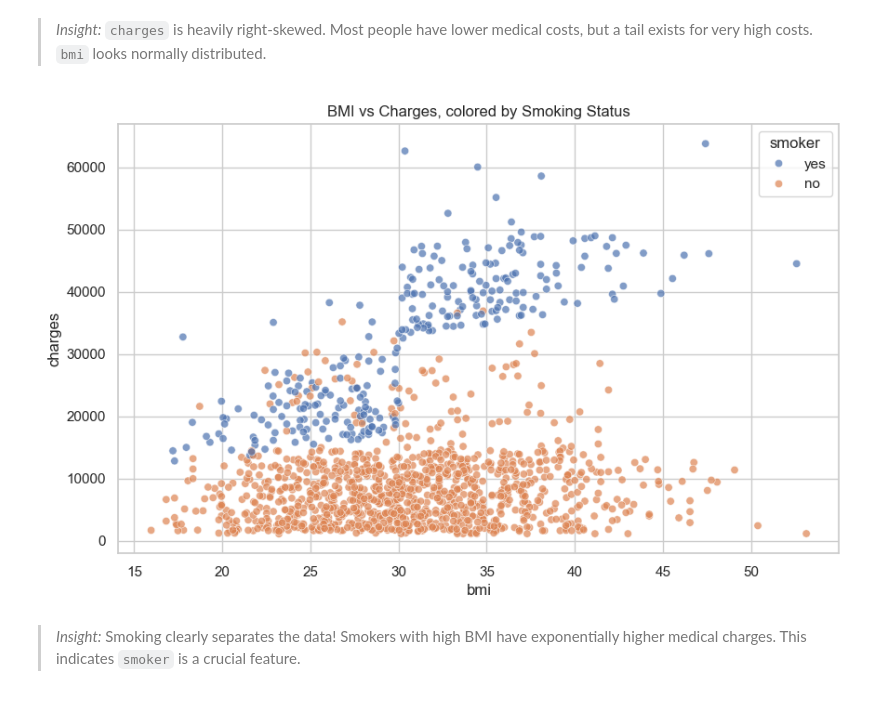
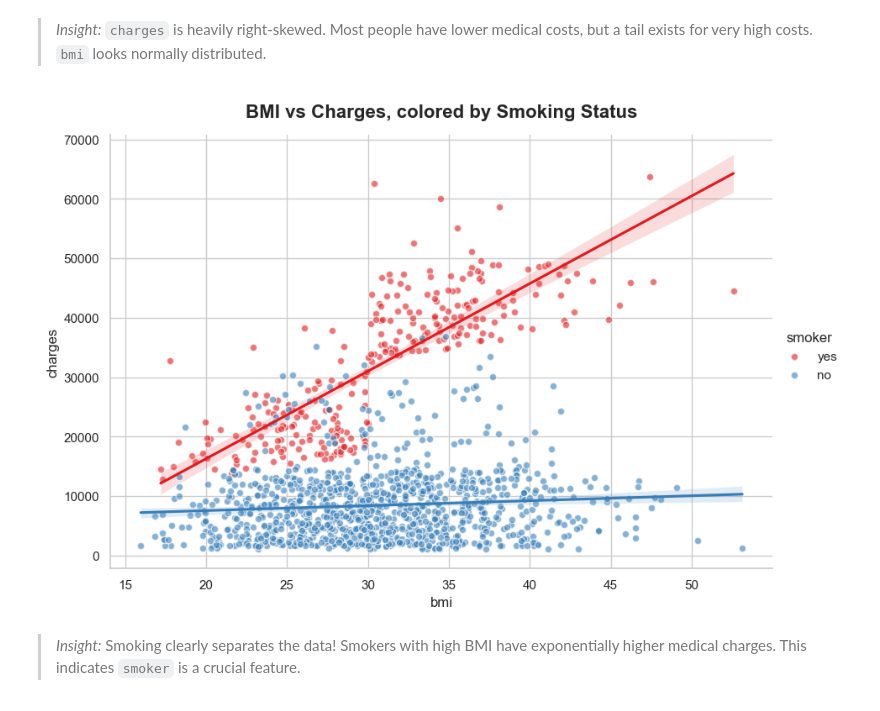
Before and after one commit to SepehrMohammady/The-Fundamentals-of-ML, a Jupyter notebook: insurance_project.ipynb, the cells around one changed output. Cells and saved outputs as stored; diff of their text form; code cells hidden in the pictures.

```diff
--- a/insurance_project.ipynb
+++ b/insurance_project.ipynb
@@ -151,13 +129,22 @@ plt.show()
 # %% [markdown]
 > *Insight:* `charges` is heavily right-skewed. Most people have lower medical costs, but a tail exists for very high costs. `bmi` looks normally distributed.
 # %%
-# Creating a scatterplot to see relationships with the target
-plt.figure(figsize=(10, 6))
-sns.scatterplot(data=insurance, x='bmi', y='charges', hue='smoker', alpha=0.7)
-plt.title('BMI vs Charges, colored by Smoking Status')
+# Creating a scatterplot to see relationships with the target using sns.lmplot for a modern look
+sns.lmplot(
+    data=insurance,
+    x='bmi',
+    y='charges',
+    hue='smoker',
+    palette='Set1',
+    aspect=1.5,
+    height=6,
+    scatter_kws={'alpha':0.6, 'edgecolor': 'w'}
+)
+
+plt.title('BMI vs Charges, colored by Smoking Status', fontsize=16, fontweight='bold', pad=15)
 plt.show()
 # %% [output]
-[figure, old version]
+[figure, new version]
 # %% [markdown]
 > *Insight:* Smoking clearly separates the data! Smokers with high BMI have exponentially higher medical charges. This indicates `smoker` is a crucial feature.
 # %% [markdown]
```
Also changed, not shown: parts of 13 cells of this notebook.
